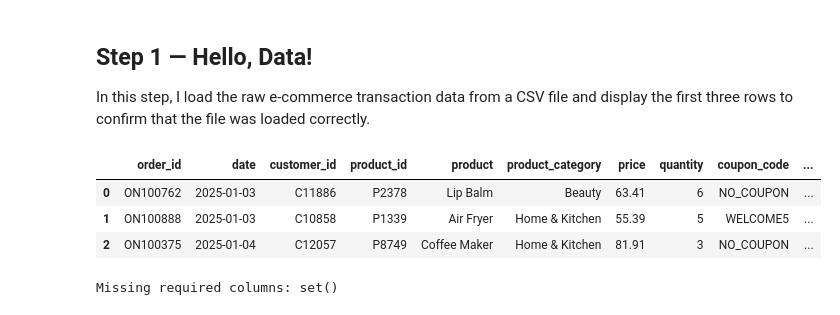
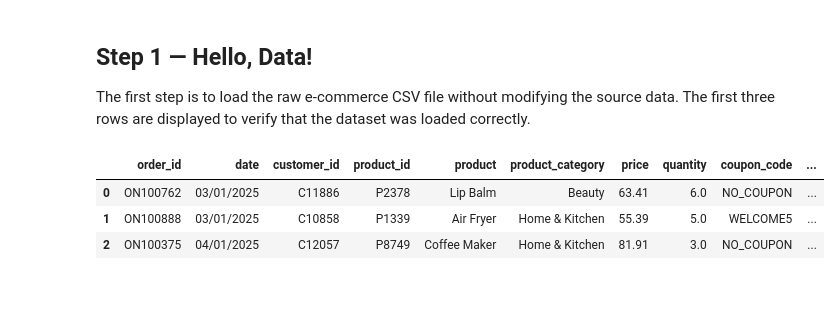
Before and after one commit to UbaidUllah777/Lab1---Data-Collection-and-Pre-processing, a Jupyter notebook: notebooks/DataEngineering_Lab1.ipynb, the cells around one changed output. Drawn from its saved outputs; the diff is of its cells as text; code cells hidden in the pictures.

Commit message:
classes and appropriate functions ( loading data etc ) and data laoded in ipynb

```diff
--- a/notebooks/DataEngineering_Lab1.ipynb
+++ b/notebooks/DataEngineering_Lab1.ipynb
@@ -9,46 +7,40 @@ A secondary Ontario municipalities dataset is used as metadata for the Data Dict
 # %% [markdown]
 ## Step 1 — Hello, Data!
 
-In this step, I load the raw e-commerce transaction data from a CSV file and display the first three rows to confirm that the file was loaded correctly.
+The first step is to load the raw e-commerce CSV file without modifying the source data. The first three rows are displayed to verify that the dataset was loaded correctly.
-# %%
-# Import pandas for working with tabular data
-import pandas as pd
-
-# Import Path for handling file paths safely
-from pathlib import Path
-
-# Create the path to the data folder
-DATA_DIR = Path("data")
-
-# Create the path to the primary sales CSV file
-PRIMARY_FILE = DATA_DIR / "retail_sales_ontario_synthetic.csv"
-
-# Load the raw sales data
-raw_data = pd.read_csv(PRIMARY_FILE)
-
-# Display the first 3 rows
-raw_data.head(3)
-# %% [output]
-|  | order_id | date | customer_id | product_id | product | product_category | price | quantity | coupon_code | ... |
-| 0 | ON100762 | 2025-01-03 | C11886 | P2378 | Lip Balm | Beauty | 63.41 | 6 | NO_COUPON | ... |
-| 1 | ON100888 | 2025-01-03 | C10858 | P1339 | Air Fryer | Home & Kitchen | 55.39 | 5 | WELCOME5 | ... |
-| 2 | ON100375 | 2025-01-04 | C12057 | P8749 | Coffee Maker | Home & Kitchen | 81.91 | 3 | NO_COUPON | ... |
-# %%
-# Required columns from the lab instructions
-required_columns = {
-    "date",
-    "customer_id",
-    "product",
-    "price",
-    "quantity",
-    "coupon_code",
-    "shipping_city"
-}
-
-# Find any required columns that are missing
-missing_columns = required_columns - set(raw_data.columns)
-
-# Display the result
-print("Missing required columns:", missing_columns)
-# %% [output]
-Missing required columns: set()
+# %%
+from pathlib import Path
+import sys
+import pandas as pd
+
+# Find the project root
+PROJECT_ROOT = Path.cwd()
+
+# If the notebook is running from the notebooks folder,
+# move one level up to the project root.
+if PROJECT_ROOT.name.lower() == "notebooks":
+    PROJECT_ROOT = PROJECT_ROOT.parent
+
+# Add the project root to Python's import path
+sys.path.append(str(PROJECT_ROOT))
+
+# Define important folders
+DATA_DIR = PROJECT_ROOT / "data"
+OUTPUT_DIR = PROJECT_ROOT / "output"
+
+# Primary dataset path
+RAW_DATA_PATH = DATA_DIR / "retail_sales_ontario_synthetic.csv"
+
+# Load the raw CSV
+sales_data = pd.read_csv(
+    RAW_DATA_PATH,
+    low_memory=False
+)
+
+# Display the first 3 rows
+sales_data.head(3)
+# %% [output]
+|  | order_id | date | customer_id | product_id | product | product_category | price | quantity | coupon_code | ... |
+| 0 | ON100762 | 03/01/2025 | C11886 | P2378 | Lip Balm | Beauty | 63.41 | 6.0 | NO_COUPON | ... |
+| 1 | ON100888 | 03/01/2025 | C10858 | P1339 | Air Fryer | Home & Kitchen | 55.39 | 5.0 | WELCOME5 | ... |
+| 2 | ON100375 | 04/01/2025 | C12057 | P8749 | Coffee Maker | Home & Kitchen | 81.91 | 3.0 | NO_COUPON | ... |
```
Also changed, not shown: parts of 20 cells of this notebook, 2 other files.
